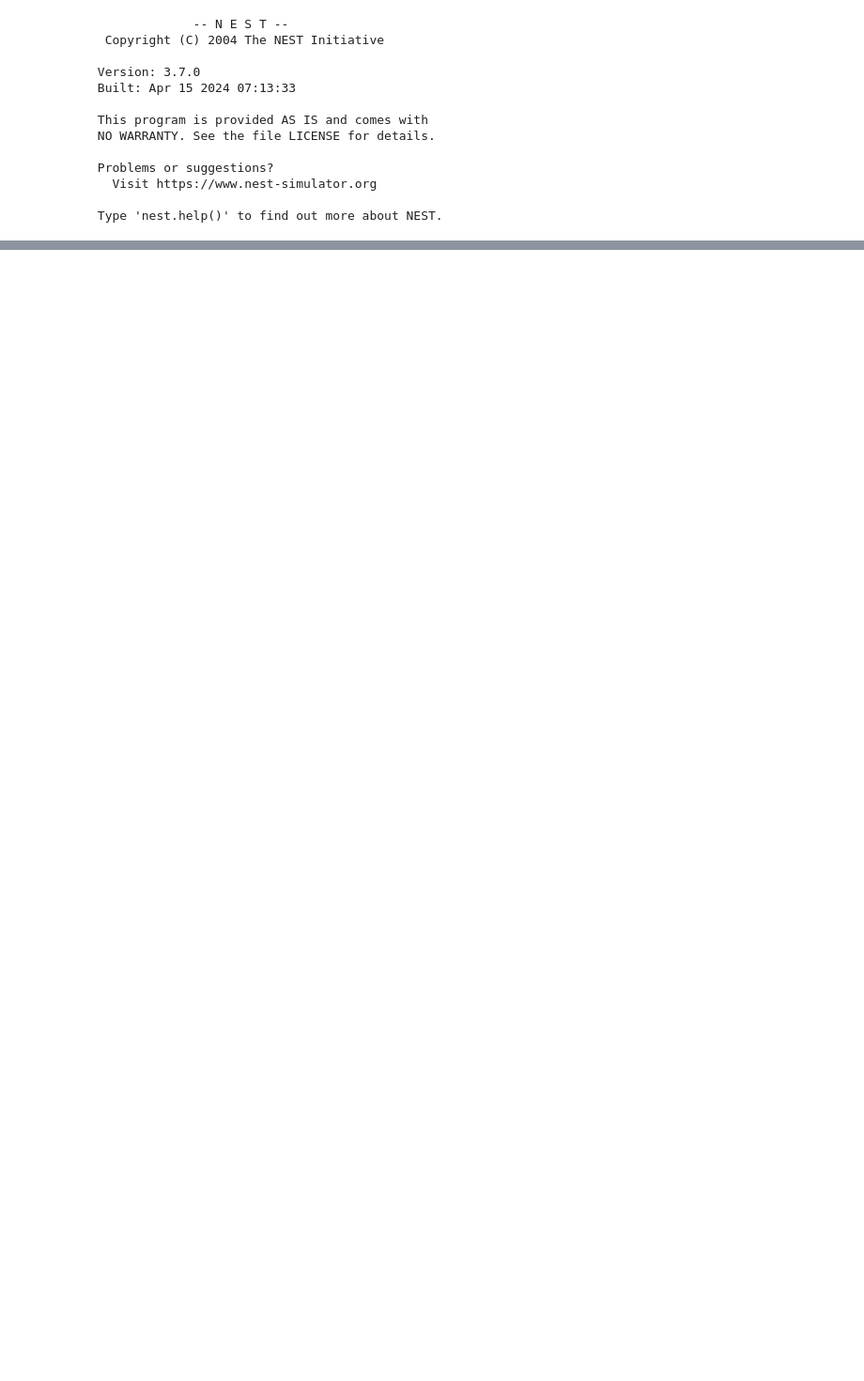
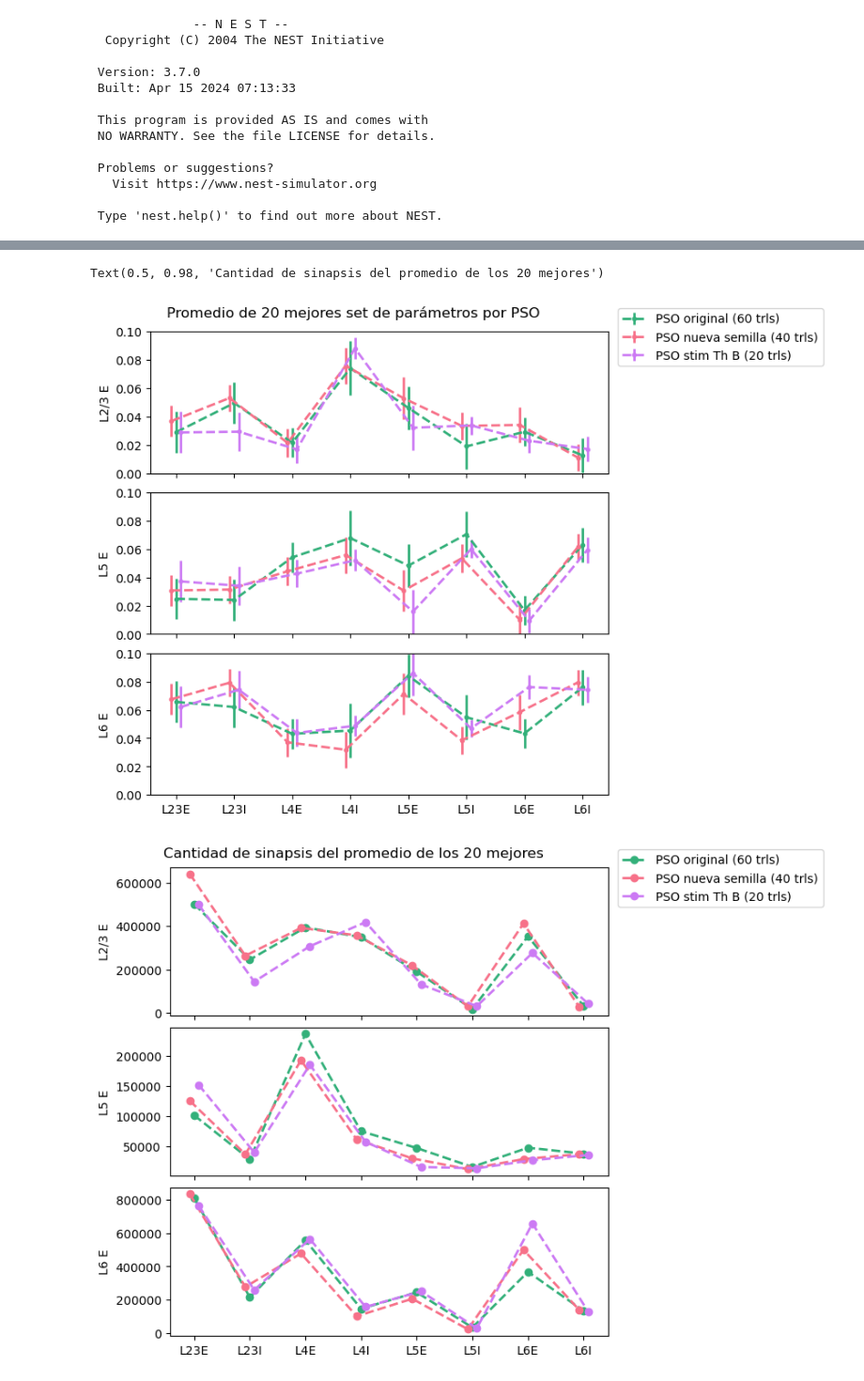
Before and after one commit to smadariagar/canonical_microcircuits, a Jupyter notebook: run_models.ipynb, the cells around one changed output, grey strips where cells are left out. Shown at 94% size. Drawn from its saved outputs; the diff is of its cells as text; code cells hidden in the pictures; blank space fills up the shorter version.

```diff
--- a/run_models.ipynb
+++ b/run_models.ipynb
@@ -94 +87,58 @@ ValueError: x and y must have same first dimension, but have shapes (8,) and (0,
+# %%
+#print figura proimedios y número de sinapsis
+folder_path = os.path.join(os.getcwd(), 'results/wagatsuma/')
+
+params = range(0, 8*3)
+df = pd.read_csv(os.path.join(folder_path, 'test.csv'), header=None, names=params)
+Df = df.values
+
+clrs = sns.color_palette('husl', n_colors=5)  # a list of RGB tuples
+labels =['PSO nueva semilla (40 trls)','PSO original (60 trls)','PSO stim Th B (20 trls)']
+
+fig, ax = plt.subplots(3, layout='constrained', figsize=(6,6), sharex=True,sharey=True)
+for i in [2,0,4]:
+    l = (i-2)/25
+    ax[0].errorbar(np.linspace(0+l,7+l,8), Df[i][0:8], Df[i+1][0:8],
+        fmt='.--', lw=2, c=clrs[i])
+    ax[1].errorbar(np.linspace(0+l,7+l,8), Df[i][8:16], Df[i+1][0:8],
+        fmt='.--', lw=2, c=clrs[i])
+    ax[2].errorbar(np.linspace(0+l,7+l,8), Df[i][16:24], Df[i+1][0:8],
+        fmt='.--', lw=2, c=clrs[i], label=labels[int(i/2)])
+ax[0].set_ylabel('L2/3 E')
+ax[1].set_ylabel('L5 E')
+ax[2].set_ylabel('L6 E')
+ax[2].set_xticks(range(8),['L23E','L23I','L4E','L4I','L5E','L5I','L6E','L6I'])
+ax[2].set_ylim([0, 0.1])
+fig.legend(loc='upper left', bbox_to_anchor=(1.0,1),
+    fancybox=True, shadow=False, ncol=1)
+fig.suptitle('Promedio de 20 mejores set de parámetros por PSO')
+
+
+popsize1 = np.array([20683, 5834, 21915, 5479, 4850, 1065, 14395, 2948])
+popsize2 = np.array([20683, 5834, 21915, 5479, 4850, 1065, 14395, 2948])
+prod = np.outer(popsize1, popsize2)
+
+fig, ax = plt.subplots(3, layout='constrained', figsize=(6,6), sharex=True)
+for i in [2,0,4]:
+    l = (i-2)/25
+    new_conn_probs = pso.new_conn_probs(Df[i])
+    num_synapses = np.log(1. - new_conn_probs) / np.log((prod - 1.) / prod)
+    ns = np.round((num_synapses *0.2 *0.2)).astype(int)
+
+    ax[0].plot(np.linspace(0+l,7+l,8), ns[:,0], 'o--', lw=2, c=clrs[i])
+    ax[1].plot(np.linspace(0+l,7+l,8), ns[:,4], 'o--', lw=2, c=clrs[i])
+    ax[2].plot(np.linspace(0+l,7+l,8), ns[:,6], 'o--', lw=2, c=clrs[i],
+        label=labels[int(i/2)])
+ax[0].set_ylabel('L2/3 E')
+ax[1].set_ylabel('L5 E')
+ax[2].set_ylabel('L6 E')
+ax[2].set_xticks(range(8),['L23E','L23I','L4E','L4I','L5E','L5I','L6E','L6I'])
+#ax[2].set_ylim([0, 0.1])
+fig.legend(loc='upper left', bbox_to_anchor=(1.0,1),
+    fancybox=True, shadow=False, ncol=1)
+fig.suptitle('Cantidad de sinapsis del promedio de los 20 mejores')
+# %% [output]
+Text(0.5, 0.98, 'Cantidad de sinapsis del promedio de los 20 mejores')
+[figure, added]
+[figure, added]
 # %%
```
Also changed, not shown: parts of 18 cells of this notebook, 16 other files.
